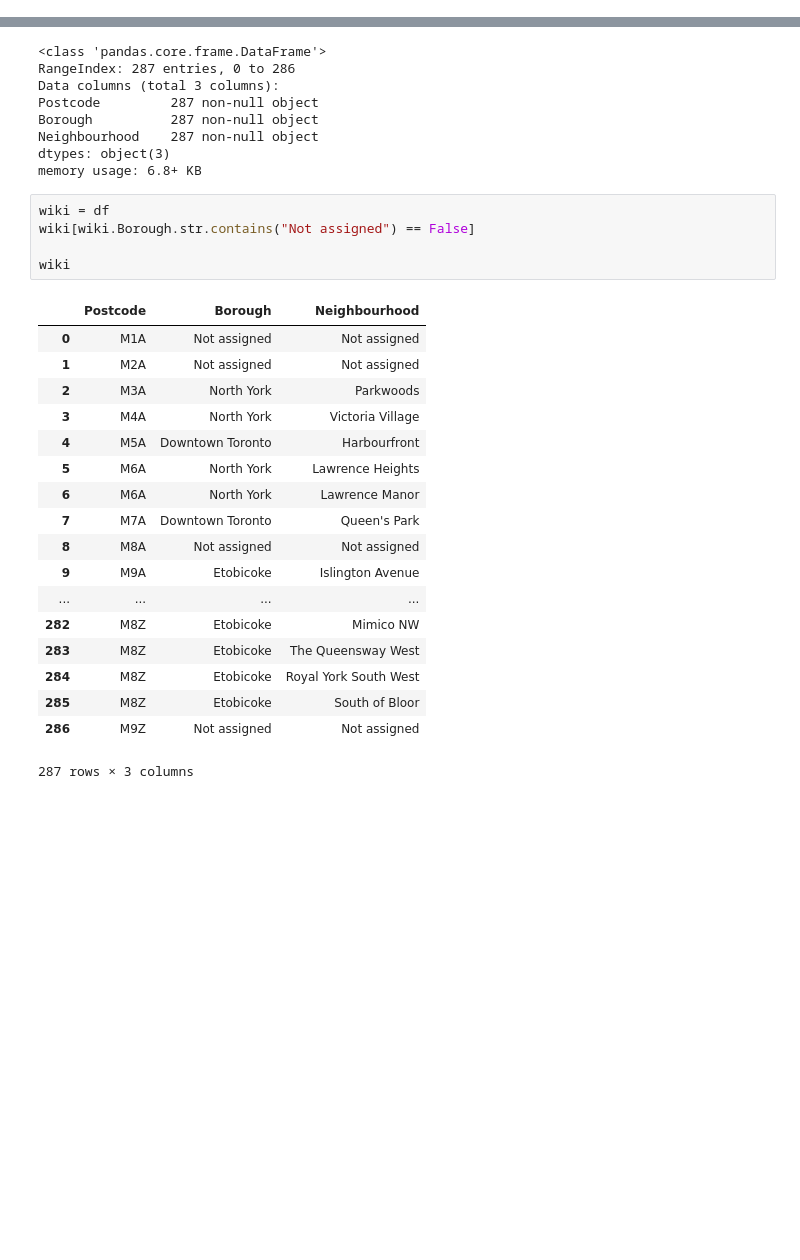
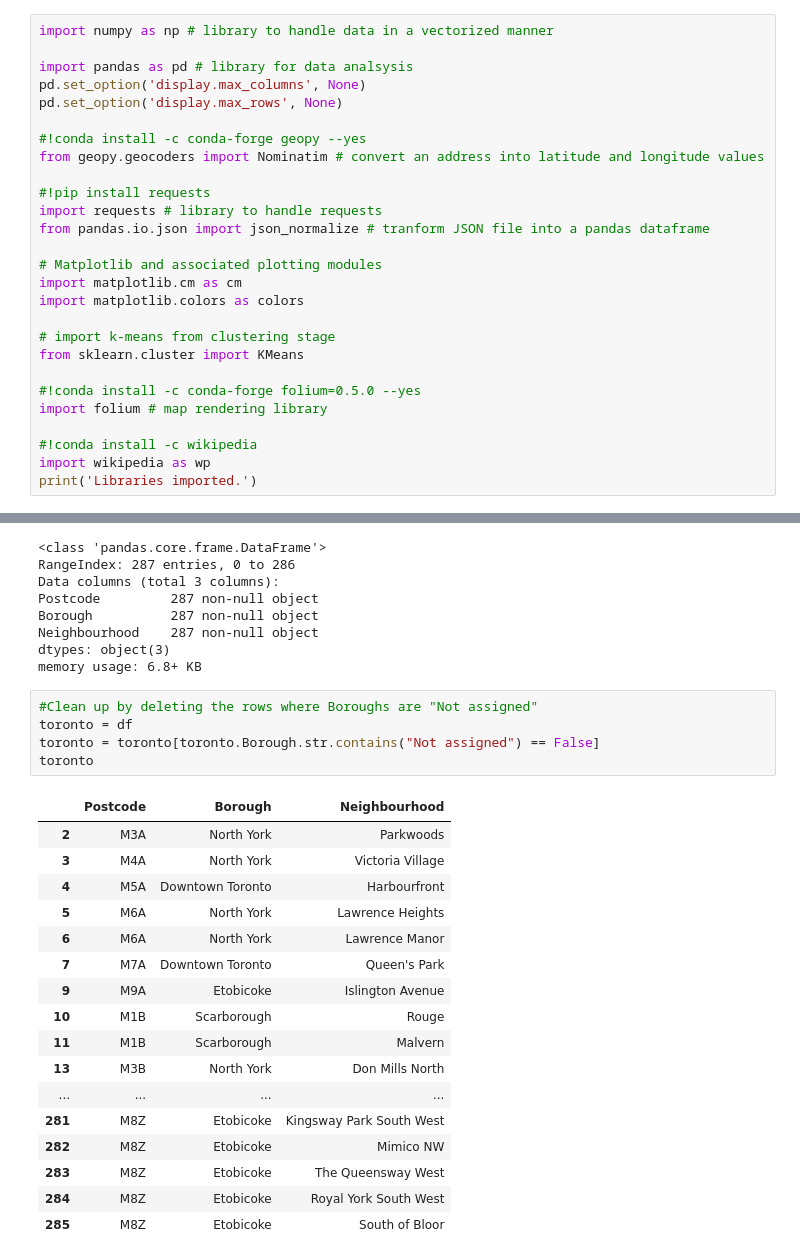
Before and after one commit to chrisproch/IBM-Capstone-Project, a Jupyter notebook: Neighborhoods in Toronto.ipynb, the cells around one changed output, grey strips where cells are left out. Cells and saved outputs as stored; diff of their text form; blank space fills up the shorter version.

```diff
--- a/Neighborhoods in Toronto.ipynb
+++ b/Neighborhoods in Toronto.ipynb
@@ -23,0 +6,27 @@ Installed
+# %%
+import numpy as np # library to handle data in a vectorized manner
+
+import pandas as pd # library for data analsysis
+pd.set_option('display.max_columns', None)
+pd.set_option('display.max_rows', None)
+
+#!conda install -c conda-forge geopy --yes
+from geopy.geocoders import Nominatim # convert an address into latitude and longitude values
+
+#!pip install requests
+import requests # library to handle requests
+from pandas.io.json import json_normalize # tranform JSON file into a pandas dataframe
+
+# Matplotlib and associated plotting modules
+import matplotlib.cm as cm
+import matplotlib.colors as colors
+
+# import k-means from clustering stage
+from sklearn.cluster import KMeans
+
+#!conda install -c conda-forge folium=0.5.0 --yes
+import folium # map rendering library
+
+#!conda install -c wikipedia
+import wikipedia as wp
+print('Libraries imported.')
@@ -70,27 +75,26 @@ Borough          287 non-null object
 Neighbourhood    287 non-null object
 dtypes: object(3)
 memory usage: 6.8+ KB
-# %%
-wiki = df
-wiki[wiki.Borough.str.contains("Not assigned") == False]
-
-wiki
-# %% [output]
-|  | Postcode | Borough | Neighbourhood |
-| 0 | M1A | Not assigned | Not assigned |
-| 1 | M2A | Not assigned | Not assigned |
-| 2 | M3A | North York | Parkwoods |
-| 3 | M4A | North York | Victoria Village |
-| 4 | M5A | Downtown Toronto | Harbourfront |
-| 5 | M6A | North York | Lawrence Heights |
-| 6 | M6A | North York | Lawrence Manor |
-| 7 | M7A | Downtown Toronto | Queen's Park |
-| 8 | M8A | Not assigned | Not assigned |
-| 9 | M9A | Etobicoke | Islington Avenue |
-| ... | ... | ... | ... |
-| 282 | M8Z | Etobicoke | Mimico NW |
-| 283 | M8Z | Etobicoke | The Queensway West |
-| 284 | M8Z | Etobicoke | Royal York South West |
-| 285 | M8Z | Etobicoke | South of Bloor |
-| 286 | M9Z | Not assigned | Not assigned |
-287 rows × 3 columns
+# %%
+#Clean up by deleting the rows where Boroughs are "Not assigned"
+toronto = df
+toronto = toronto[toronto.Borough.str.contains("Not assigned") == False]
+toronto
+# %% [output]
+|  | Postcode | Borough | Neighbourhood |
+| 2 | M3A | North York | Parkwoods |
+| 3 | M4A | North York | Victoria Village |
+| 4 | M5A | Downtown Toronto | Harbourfront |
+| 5 | M6A | North York | Lawrence Heights |
+| 6 | M6A | North York | Lawrence Manor |
+| 7 | M7A | Downtown Toronto | Queen's Park |
+| 9 | M9A | Etobicoke | Islington Avenue |
+| 10 | M1B | Scarborough | Rouge |
+| 11 | M1B | Scarborough | Malvern |
+| 13 | M3B | North York | Don Mills North |
+| ... | ... | ... | ... |
+| 281 | M8Z | Etobicoke | Kingsway Park South West |
+| 282 | M8Z | Etobicoke | Mimico NW |
+| 283 | M8Z | Etobicoke | The Queensway West |
+| 284 | M8Z | Etobicoke | Royal York South West |
+| 285 | M8Z | Etobicoke | South of Bloor |
```
Also changed, not shown: parts of 5 cells of this notebook.
